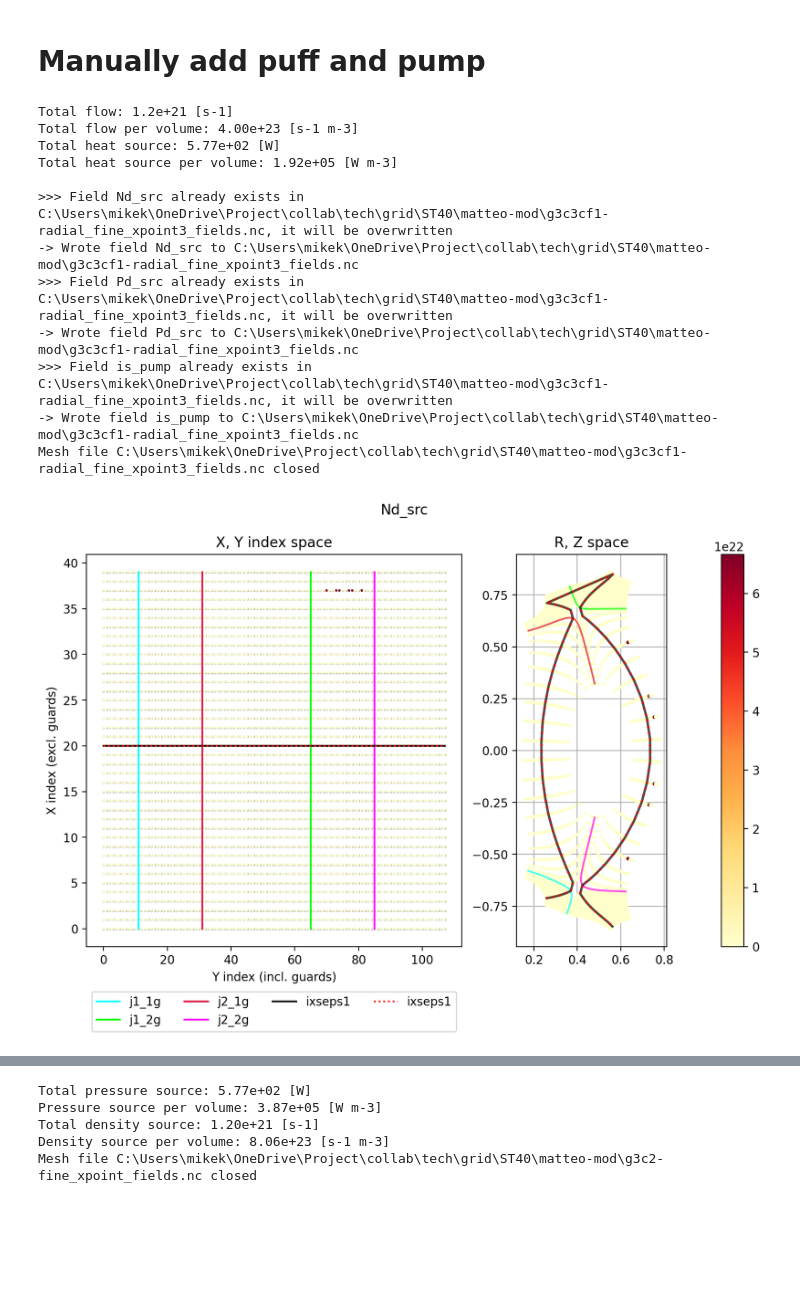
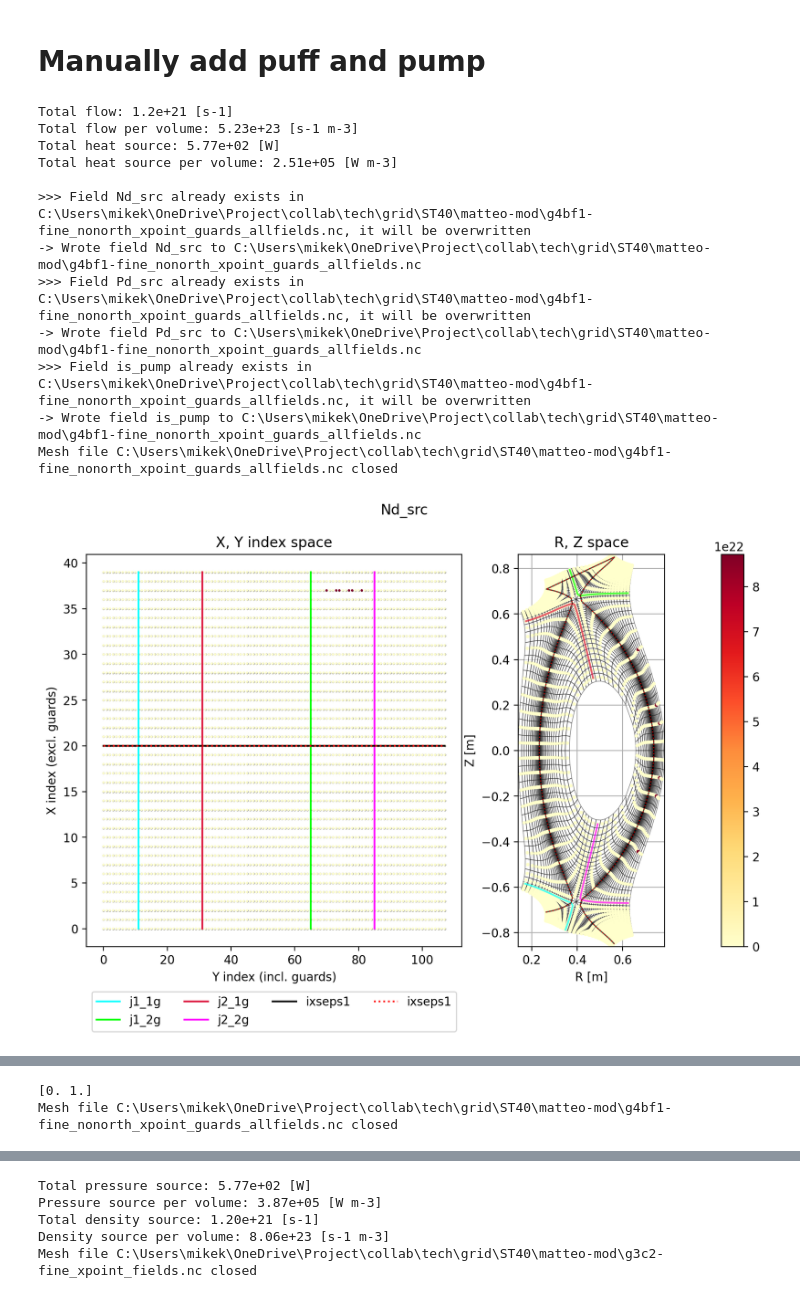
Before and after one commit to mikekryjak/notebooks, a Jupyter notebook: hermes3-solps-soledge/grid_inputs/a2c-grid_sources2.ipynb, the cells around one changed output, grey strips where cells are left out. Saved outputs shown, nothing was run; the diff lists cells and outputs as text; code cells hidden in the pictures; blank space fills up the shorter version.

```diff
--- a/hermes3-solps-soledge/grid_inputs/a2c-grid_sources2.ipynb
+++ b/hermes3-solps-soledge/grid_inputs/a2c-grid_sources2.ipynb
@@ -36,8 +36,8 @@ Done
 # Add core sources and transport barrier
 # %%
 # close_mesh()
-old_grid_path = r"C:\Users\mikek\OneDrive\Project\collab\tech\grid\ST40\matteo-mod\g3c3c-radial_fine_xpoint3.nc"
-new_grid_path = r"C:\Users\mikek\OneDrive\Project\collab\tech\grid\ST40\matteo-mod\g3c3cf1-radial_fine_xpoint3_fields.nc"
+old_grid_path = r"C:\Users\mikek\OneDrive\Project\collab\tech\grid\ST40\matteo-mod\g4b-fine_nonorth_xpoint_guards.nc"
+new_grid_path = r"C:\Users\mikek\OneDrive\Project\collab\tech\grid\ST40\matteo-mod\g4bf1-fine_nonorth_xpoint_guards_allfields.nc"
 impose_fields(
     old_grid_path,
     new_grid_path,
@@ -115,41 +115,41 @@ pump_region = (-self.MXG-1,
             np.r_[
                 slice(mesh.ny_inner+mesh.MYG*3, mesh.j1_2g+1),
                 slice(mesh.j2_2g, mesh.nyg-mesh.MYG*1)
                 ])
 
 Pd_src = Field("Pd_src", mesh)
 Nd_src = Field("Nd_src", mesh)
 is_pump = Field("is_pump", mesh)
 
 print()
 
 Nd_src.data[puff_region] = total_flow_per_volume
 Pd_src.data[puff_region] = heat_source_per_volume
 mesh.write_field(Nd_src)
 mesh.write_field(Pd_src)
 
 is_pump.data[pump_region] = 1
 Nd_src.plot(dpi = 200)
 is_pump.plot(dpi = 200)
 
-mesh.write_field(is_pump)
+mesh.write_field(is_pump, dtype = "Field2D")
 
 try:
     mesh.close()
     del mesh
 except:
     pass
 # %% [output]
 Total flow: 1.2e+21 [s-1]
-Total flow per volume: 4.00e+23 [s-1 m-3]
+Total flow per volume: 5.23e+23 [s-1 m-3]
 Total heat source: 5.77e+02 [W]
-Total heat source per volume: 1.92e+05 [W m-3]
+Total heat source per volume: 2.51e+05 [W m-3]
 
->>> Field Nd_src already exists in C:\Users\mikek\OneDrive\Project\collab\tech\grid\ST40\matteo-mod\g3c3cf1-radial_fine_xpoint3_fields.nc, it will be overwritten
--> Wrote field Nd_src to C:\Users\mikek\OneDrive\Project\collab\tech\grid\ST40\matteo-mod\g3c3cf1-radial_fine_xpoint3_fields.nc
->>> Field Pd_src already exists in C:\Users\mikek\OneDrive\Project\collab\tech\grid\ST40\matteo-mod\g3c3cf1-radial_fine_xpoint3_fields.nc, it will be overwritten
--> Wrote field Pd_src to C:\Users\mikek\OneDrive\Project\collab\tech\grid\ST40\matteo-mod\g3c3cf1-radial_fine_xpoint3_fields.nc
->>> Field is_pump already exists in C:\Users\mikek\OneDrive\Project\collab\tech\grid\ST40\matteo-mod\g3c3cf1-radial_fine_xpoint3_fields.nc, it will be overwritten
--> Wrote field is_pump to C:\Users\mikek\OneDrive\Project\collab\tech\grid\ST40\matteo-mod\g3c3cf1-radial_fine_xpoint3_fields.nc
-Mesh file C:\Users\mikek\OneDrive\Project\collab\tech\grid\ST40\matteo-mod\g3c3cf1-radial_fine_xpoint3_fields.nc closed
+>>> Field Nd_src already exists in C:\Users\mikek\OneDrive\Project\collab\tech\grid\ST40\matteo-mod\g4bf1-fine_nonorth_xpoint_guards_allfields.nc, it will be overwritten
+-> Wrote field Nd_src to C:\Users\mikek\OneDrive\Project\collab\tech\grid\ST40\matteo-mod\g4bf1-fine_nonorth_xpoint_guards_allfields.nc
+>>> Field Pd_src already exists in C:\Users\mikek\OneDrive\Project\collab\tech\grid\ST40\matteo-mod\g4bf1-fine_nonorth_xpoint_guards_allfields.nc, it will be overwritten
+-> Wrote field Pd_src to C:\Users\mikek\OneDrive\Project\collab\tech\grid\ST40\matteo-mod\g4bf1-fine_nonorth_xpoint_guards_allfields.nc
+>>> Field is_pump already exists in C:\Users\mikek\OneDrive\Project\collab\tech\grid\ST40\matteo-mod\g4bf1-fine_nonorth_xpoint_guards_allfields.nc, it will be overwritten
+-> Wrote field is_pump to C:\Users\mikek\OneDrive\Project\collab\tech\grid\ST40\matteo-mod\g4bf1-fine_nonorth_xpoint_guards_allfields.nc
+Mesh file C:\Users\mikek\OneDrive\Project\collab\tech\grid\ST40\matteo-mod\g4bf1-fine_nonorth_xpoint_guards_allfields.nc closed
-[figure, old version]
+[figure, new version]
@@ -157 +157,8 @@ Mesh file C:\Users\mikek\OneDrive\Project\collab\tech\grid\ST40\matteo-mod\g3c3c
+# %%
+mesh = Mesh(r"C:\Users\mikek\OneDrive\Project\collab\tech\grid\ST40\matteo-mod\g4bf1-fine_nonorth_xpoint_guards_allfields.nc")
+print(np.unique(mesh.mesh["is_pump"]))
+mesh2.close()
+# %% [output]
+[0. 1.]
+Mesh file C:\Users\mikek\OneDrive\Project\collab\tech\grid\ST40\matteo-mod\g4bf1-fine_nonorth_xpoint_guards_allfields.nc closed
 # %%
```
Also changed, not shown: parts of 4 cells of this notebook, 20 other files.
